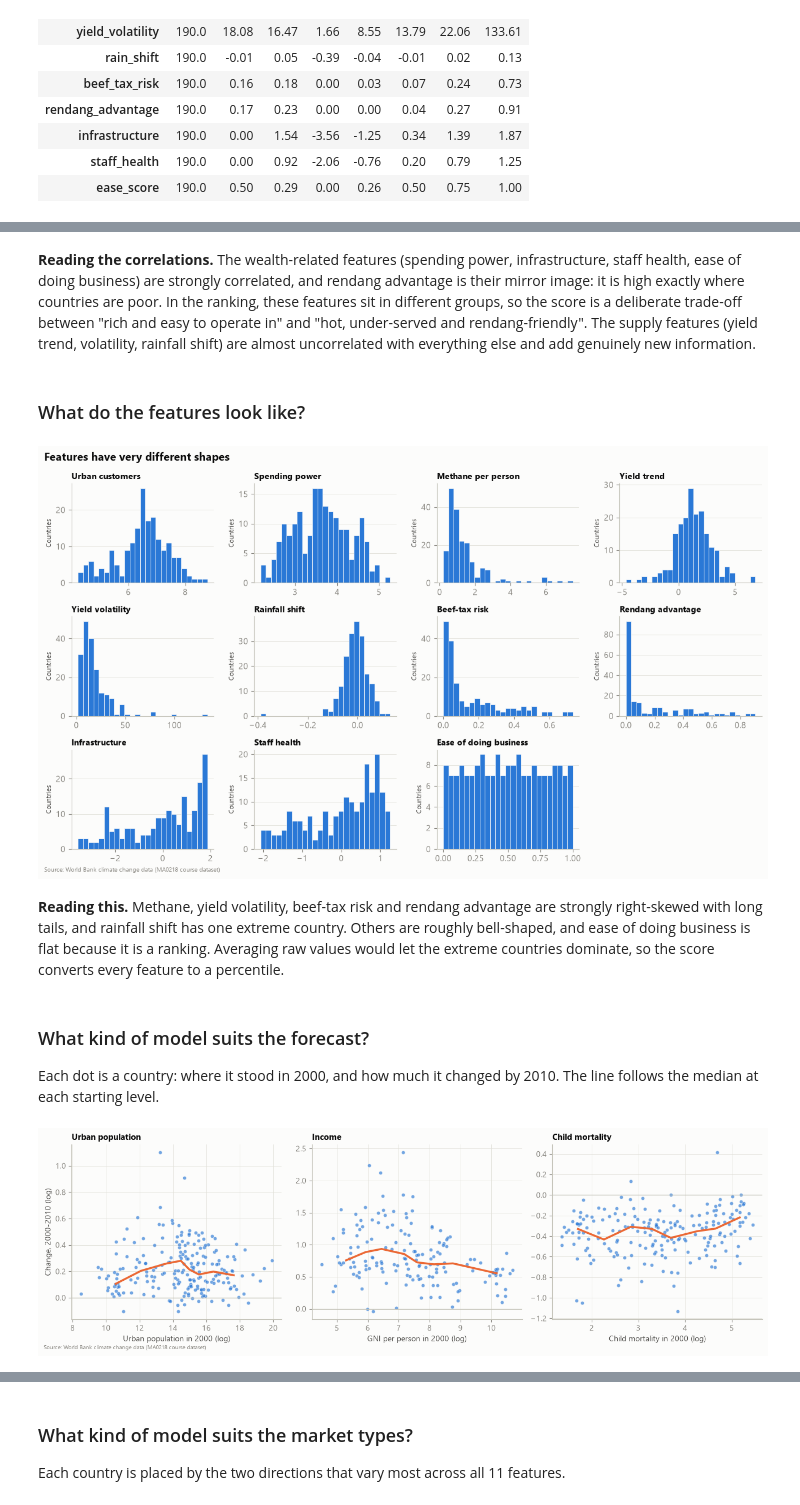
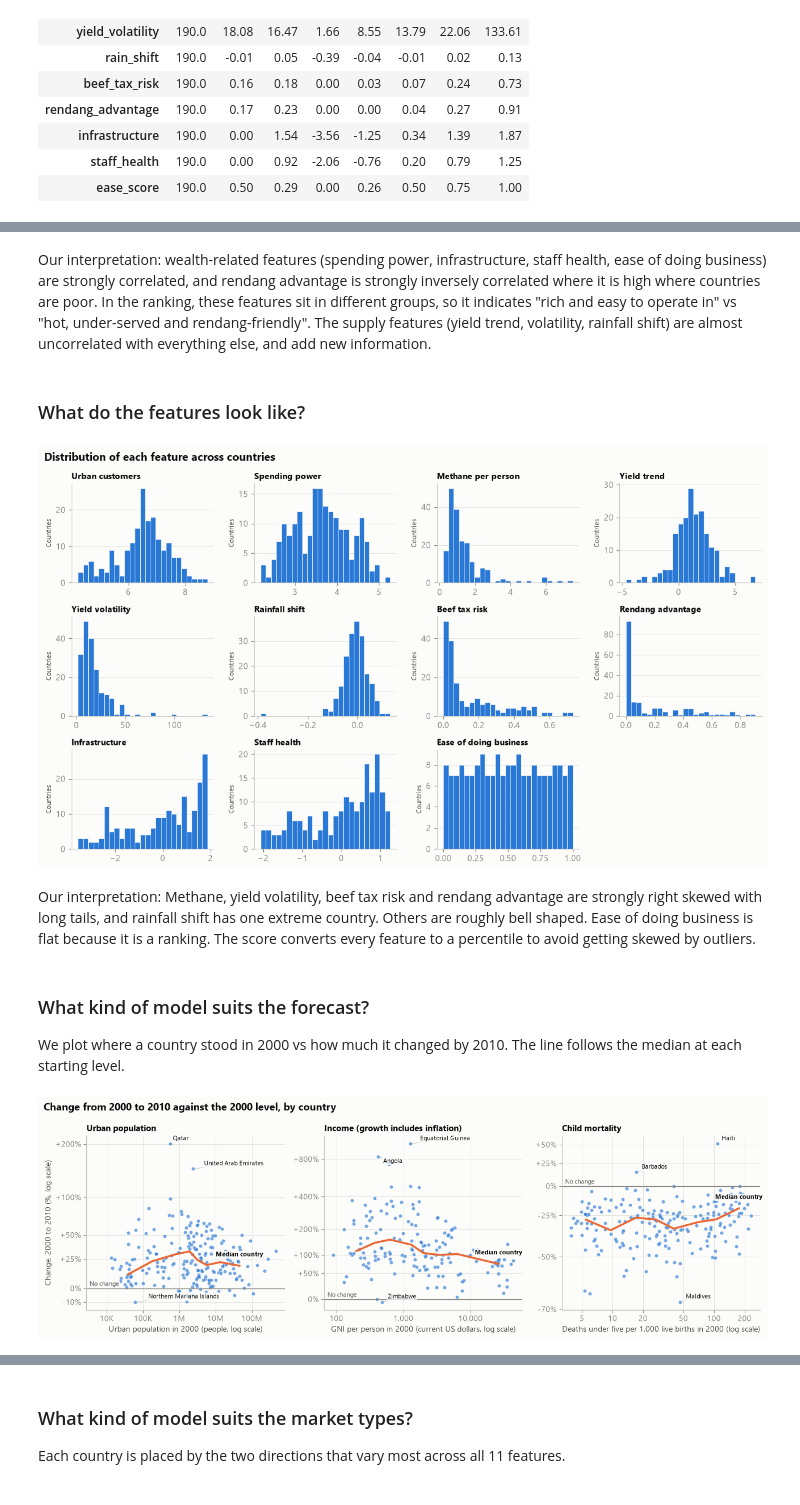
Before and after one commit to edward3423/nasipadang, a Jupyter notebook: nasipadang.ipynb, the cells around one changed output, grey strips where cells are left out. Cells and saved outputs as stored; diff of their text form; code cells hidden in the pictures.

```diff
--- a/nasipadang.ipynb
+++ b/nasipadang.ipynb
@@ -352,7 +329,7 @@ Blanks left to impute: 207 of 3040 values (6.8%)
 def autoencoder_impute(Zm, hidden=64, latent=8, drop=0.3, epochs=1500, n_models=5, seed=SEED):
     """Denoising autoencoder imputer.
 
-    Input = values (blanks set to 0) concatenated with the observed-mask, so the network knows what is missing.
+    Input = values (blanks set to 0) concatenated with the observed mask, so the network knows what is missing.
     Each epoch hides a random 30% of the observed values and trains the network to reconstruct them;
     the loss is computed only on values that are truly observed. Five networks are averaged for stability.
     """
@@ -496,7 +468,7 @@ def zscore(s):
 def engineer(x):
     """Add the engineered features. Used for current values here and for 2030 values in section 6."""
     x = x.copy()
-    # Climate-commitment score in [0, 1]: three yes/no flags + number of UNFCCC reports (max 5)
+    # Climate commitment score in [0, 1]: three yes/no flags + number of UNFCCC reports (max 5)
     x["commitment"] = (x["annex1_target"] + x["renewable_target"] + x["nama"] + x["unfccc_reports"] / 5) / 4
     x["beef_tax_risk"] = pct(x["methane_pc"]) * x["commitment"]
     # Rendang keeps without refrigeration: an edge where it is hot and the power is unreliable
@@ -521,7 +493,7 @@ FEATURES = {
 LABELS = {
     "log_urban_pop": "Urban customers", "log_gni_pc": "Spending power", "methane_pc": "Methane per person",
     "yield_trend": "Yield trend", "yield_volatility": "Yield volatility", "rain_shift": "Rainfall shift",
-    "beef_tax_risk": "Beef-tax risk", "rendang_advantage": "Rendang advantage", "infrastructure": "Infrastructure",
+    "beef_tax_risk": "Beef tax risk", "rendang_advantage": "Rendang advantage", "infrastructure": "Infrastructure",
     "staff_health": "Staff health", "ease_score": "Ease of doing business",
 }
 FEATURE_COLS = [c for group in FEATURES.values() for c in group]
@@ -609,13 +587,12 @@ save(fig, "06_beef_tax_risk")
 # %%
 corr = d[FEATURE_COLS].rename(columns=LABELS).corr()
-lower = corr.iloc[1:, :-1]  # drop the empty first row / last column left by hiding the diagonal
-fig, ax = plt.subplots(figsize=(8.5, 7))
-sns.heatmap(lower, mask=np.triu(np.ones_like(lower, dtype=bool), k=1), cmap=DIV, vmin=-1, vmax=1, annot=True,
-            fmt=".1f", annot_kws={"size": 8}, linewidths=1.5, linecolor=SURFACE, square=True,
-            cbar_kws={"label": "Correlation", "shrink": 0.7}, ax=ax)
+fig, ax = plt.subplots(figsize=(10, 8.5))
+sns.heatmap(corr, cmap=DIV, vmin=-1, vmax=1, annot=True, fmt=".2f", annot_kws={"size": 8}, linewidths=1.5, linecolor=SURFACE,
+            square=True, cbar_kws={"label": "Correlation", "shrink": 0.8}, ax=ax)
+ax.set_xticklabels(ax.get_xticklabels(), rotation=45, ha="right")
+ax.set_yticklabels(ax.get_yticklabels(), rotation=0)
 ax.grid(False)
-titled(ax, "Supply features add new information; wealth links the rest",
-       "Spending power, infrastructure, staff health and ease of business move together; rendang advantage opposes them")
+titled(ax, "Correlation between features")
 save(fig, "07_feature_correlation")
 
 strong = corr.where(np.triu(np.ones_like(corr, dtype=bool), k=1)).stack()
@@ -625,10 +602,6 @@ print("Pairs with |r| > 0.7:", strong[strong.abs() > 0.7].round(2).to_dict())
 Pairs with |r| > 0.7: {('Spending power', 'Rendang advantage'): -0.74, ('Spending power', 'Infrastructure'): 0.79, ('Spending power', 'Staff health'): 0.81, ('Spending power', 'Ease of doing business' ...
 # %% [markdown]
-**Reading the correlations.** The wealth-related features (spending power, infrastructure, staff health, ease of
-doing business) are strongly correlated, and rendang advantage is their mirror image: it is high exactly where
-countries are poor. In the ranking, these features sit in different groups, so the score is a deliberate trade-off
-between "rich and easy to operate in" and "hot, under-served and rendang-friendly". The supply features
-(yield trend, volatility, rainfall shift) are almost uncorrelated with everything else and add genuinely new information.
+Our interpretation: wealth-related features (spending power, infrastructure, staff health, ease of doing business) are strongly correlated, and rendang advantage is strongly inversely correlated where it is high where countries are poor. In the ranking, these features sit in different groups, so it indicates "rich and easy to operate in" vs "hot, under-served and rendang-friendly". The supply features (yield trend, volatility, rainfall shift) are almost uncorrelated with everything else, and add new information.
 # %% [markdown]
 ### What do the features look like?
 # %%
@@ -640,38 +613,50 @@ for ax, column in zip(axes, FEATURE_COLS):
     ax.grid(axis="x", visible=False)
     ax.set_ylabel("Countries", fontsize=8)
 axes[-1].set_visible(False)
-fig.suptitle("Features have very different shapes", x=0.01, ha="left", fontweight="bold", fontsize=13)
+fig.suptitle("Distribution of each feature across countries", x=0.01, ha="left", fontweight="bold", fontsize=13)
 plt.tight_layout()
 save(fig, "eda_feature_shapes")
 # %% [output]
-[figure, old version]
+[figure, new version]
 # %% [markdown]
-**Reading this.** Methane, yield volatility, beef-tax risk and rendang advantage are strongly right-skewed with long tails, and rainfall shift has one extreme country. Others are roughly bell-shaped, and ease of doing business is flat because it is a ranking. Averaging raw values would let the extreme countries dominate, so the score converts every feature to a percentile.
+Our interpretation: Methane, yield volatility, beef tax risk and rendang advantage are strongly right skewed with long tails, and rainfall shift has one extreme country. Others are roughly bell shaped. Ease of doing business is flat because it is a ranking. The score converts every feature to a percentile to avoid getting skewed by outliers.
 # %% [markdown]
 ### What kind of model suits the forecast?
 
-Each dot is a country: where it stood in 2000, and how much it changed by 2010. The line follows the median at each starting level.
+We plot where a country stood in 2000 vs how much it changed by 2010. The line follows the median at each starting level.
 # %%
-def decade_panel(ax, series, title, xlabel):
+def decade_panel(ax, series, title, xlabel, x_ticks, x_labels, y_percent):
     v = np.log(ts(series).rename(columns=int).pipe(lambda t: t.where(t > 0)))
     start, change = v[2000], v[2010] - v[2000]
     ok = start.notna() & change.notna()
     ax.scatter(start[ok], change[ok], s=20, color=CAT[0], alpha=0.65, edgecolor=SURFACE, linewidth=0.4)
     bins = pd.qcut(start[ok], 8)
     line = pd.DataFrame({"x": start[ok], "y": change[ok]}).groupby(bins, observed=True).median()
     ax.plot(line["x"], line["y"], color=CAT[1], lw=2.5)
-    ax.axhline(0, color=AXIS, lw=1)
+    ax.annotate("Median country", (line["x"].iloc[-1], line["y"].iloc[-1]), xytext=(0, 12), textcoords="offset points",
+                ha="center", fontsize=8, color=INK, fontweight="bold", bbox={"facecolor": SURFACE, "edgecolor": "none", "alpha": 0.85, "pad": 1})
+    ax.axhline(0, color=MUTED, lw=1)
+    ax.annotate("No change", (0, 0), xycoords=("axes fraction", "data"), xytext=(4, 3), textcoords="offset points", fontsize=8, color=INK_2, bbox={"facecolor": SURFACE, "edgecolor": "none", "alpha": 0.85, "pad": 1})
+    # Axes stay evenly spaced on a log scale, but the labels show real units
+    ax.set_xticks(np.log(x_ticks), x_labels)
+    ax.set_yticks(np.log1p(np.array(y_percent) / 100), [f"{p:+d}%" if p else "0%" for p in y_percent])
+    extremes = pd.concat([change[ok].nlargest(2), change[ok].nsmallest(1)]).index
+    label_points(ax, start[extremes], change[extremes], names.loc[extremes])
     ax.set_xlabel(xlabel)
     ax.set_title(title, fontsize=11, pad=6)
 
 
-fig, axes = plt.subplots(1, 3, figsize=(13, 4))
-decade_panel(axes[0], "Urban population", "Urban population", "Urban population in 2000 (log)")
-decade_panel(axes[1], "GNI per capita (Atlas $)", "Income", "GNI per person in 2000 (log)")
-decade_panel(axes[2], "Under-five mortality rate (per 1,000)", "Child mortality", "Child mortality in 2000 (log)")
-axes[0].set_ylabel("Change, 2000-2010 (log)")
+fig, axes = plt.subplots(1, 3, figsize=(13, 4.3))
+decade_panel(axes[0], "Urban population", "Urban population", "Urban population in 2000 (people, log scale)",
+             [1e4, 1e5, 1e6, 1e7, 1e8], ["10K", "100K", "1M", "10M", "100M"], [-10, 0, 25, 50, 100, 200])
+decade_panel(axes[1], "GNI per capita (Atlas $)", "Income (growth includes inflation)", "GNI per person in 2000 (current US dollars, log scale)",
+             [100, 1000, 10000], ["100", "1,000", "10,000"], [0, 50, 100, 200, 400, 800])
+decade_panel(axes[2], "Under-five mortality rate (per 1,000)", "Child mortality", "Deaths under five per 1,000 live births in 2000 (log scale)",
+             [5, 10, 20, 50, 100, 200], ["5", "10", "20", "50", "100", "200"], [-70, -50, -25, 0, 25, 50])
+axes[0].set_ylabel("Change, 2000 to 2010 (%, log scale)")
+fig.suptitle("Change from 2000 to 2010 against the 2000 level, by country", x=0.01, ha="left", fontweight="bold", fontsize=13)
 plt.tight_layout()
 save(fig, "eda_forecast_patterns")
 # %% [output]
-[figure, old version]
+[figure, new version]
 # %% [markdown]
```
Also changed, not shown: parts of 60 cells of this notebook, 23 other files.
